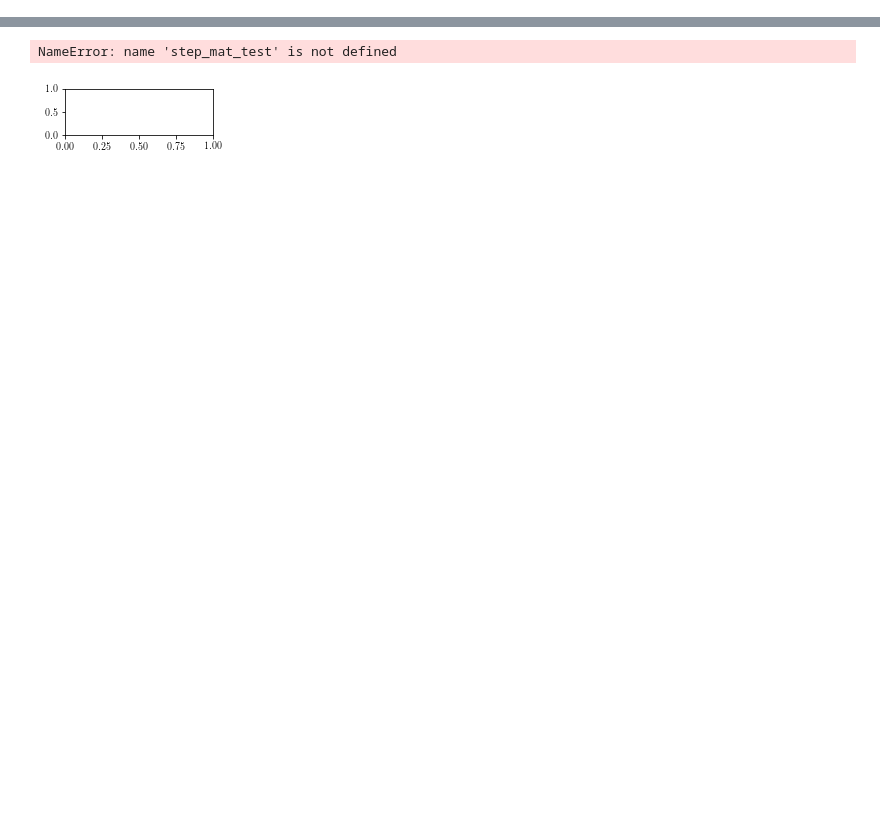
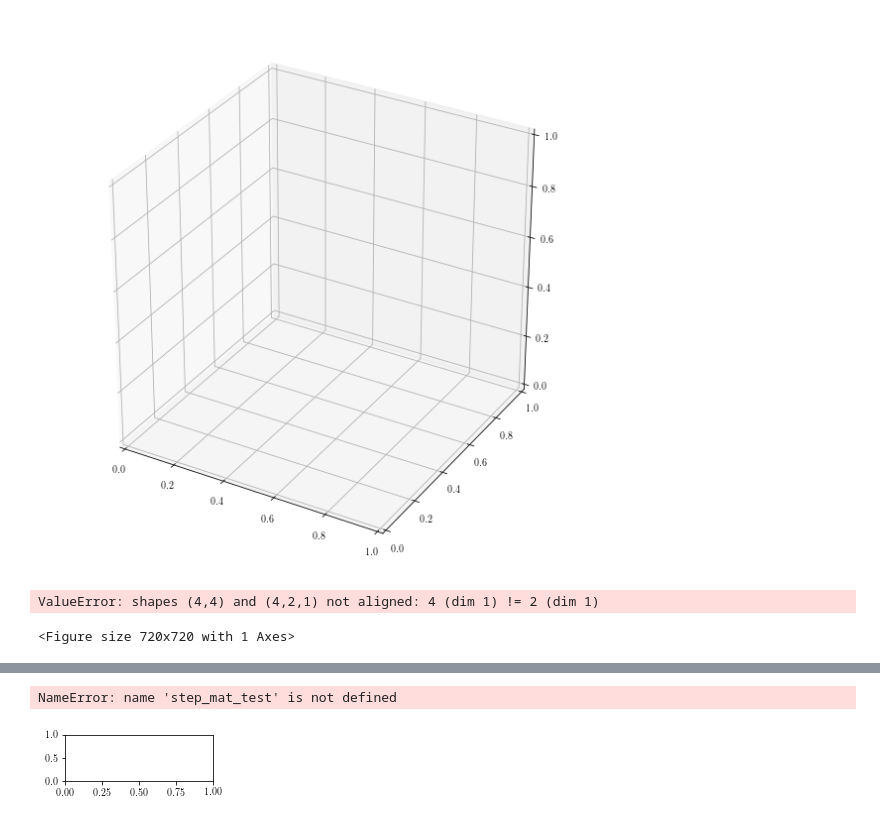
Before and after one commit to rsluo/ALPaCA, a Jupyter notebook: predict_trajectory.ipynb, the cells around one changed output, grey strips where cells are left out. Drawn from its saved outputs; the diff is of its cells as text; code cells hidden in the pictures; blank space fills up the shorter version.

```diff
--- a/predict_trajectory.ipynb
+++ b/predict_trajectory.ipynb
@@ -128,0 +158,8 @@ loss: 8819.778
+# %%
+print(Y_test1.shape)
+temp_test = Y_test1[:,-63:,:]
+print(temp_test.shape)
+y, s = agent1.test(sess1, X_test1, Y_test1, temp_test)
+print(y.shape)
+print(s.shape)
+print(temp_test-y)
@@ -128,0 +228,17 @@ loss: 8819.778
+# %%
+import matplotlib.animation as animation
+
+fig = plt.figure()
+fig.set_size_inches(10,10)
+ax = fig.add_subplot(111, projection='3d', aspect='equal')
+
+def animate(i):
+    temp_test = Y_test1[:,-63:,:]
+    y, s = agent1.test(sess1, X_test1, Y_test1, temp_test)
+    return plot_hand_points(y[0,:,:])
+
+anim = animation.FuncAnimation(fig, animate, interval=20, repeat=False, blit=False)
+# %% [output]
+[figure, added]
+ValueError: shapes (4,4) and (4,2,1) not aligned: 4 (dim 1) != 2 (dim 1)
+<Figure size 720x720 with 1 Axes>
```
Also changed, not shown: parts of 11 cells of this notebook, 2 other files.
